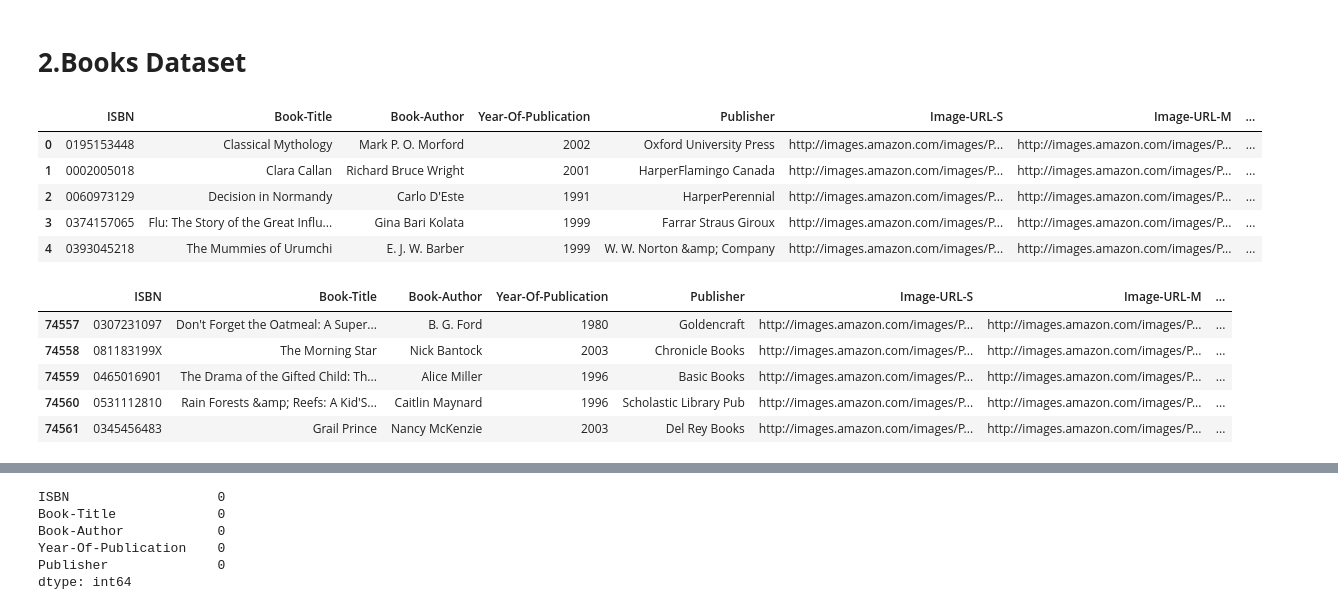
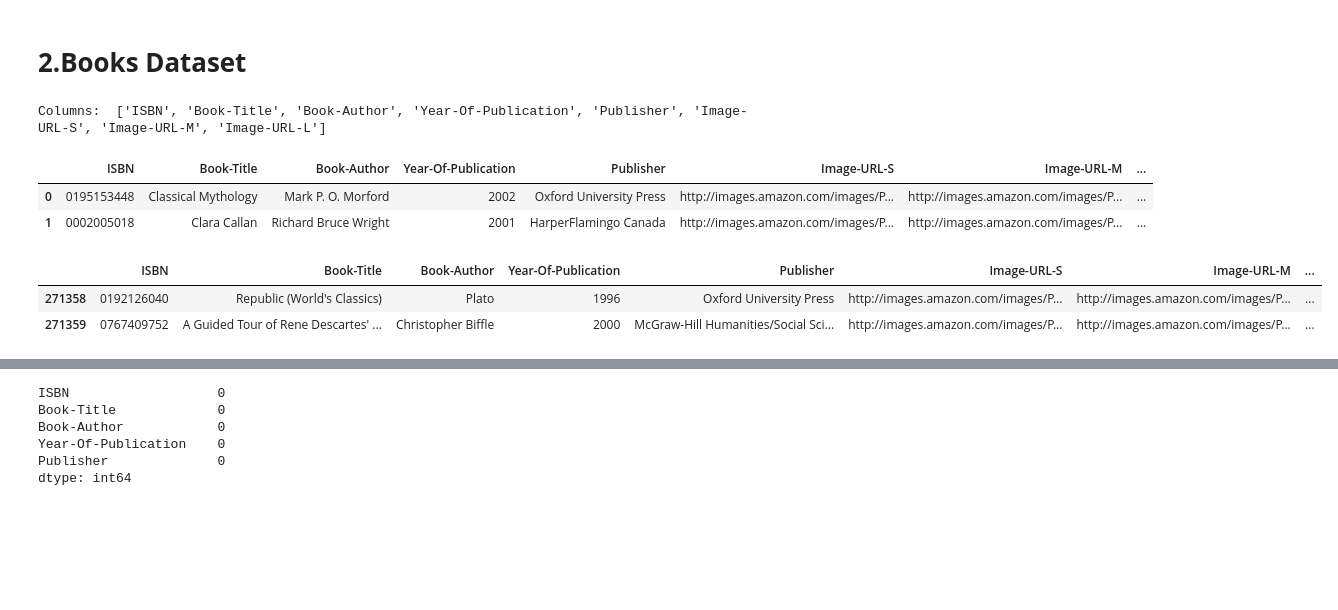
Before and after one commit to SachinSPanchal/Book-Recomendation-Sytem, a Jupyter notebook: Final_Book_Recommendation_system.ipynb, the cells around one changed output, grey strips where cells are left out. Drawn from its saved outputs; the diff is of its cells as text; code cells hidden in the pictures; blank space fills up the shorter version.

```diff
--- a/Final_Book_Recommendation_system.ipynb
+++ b/Final_Book_Recommendation_system.ipynb
@@ -91,7 +91,7 @@ users.head()
 ###<b> 2.Books Data
 # %%
 #Books data
-path = ('/content/Books.csv')
+path = ('/content/drive/MyDrive/Capstone-4 Book Recomendation System--Sachin Panchal/Books.csv')
 books = pd.read_csv(path)
 books.head()
 # %% [output]
@@ -244,23 +244,19 @@ dtype: int64
 ##<b> In Users dataset we don't have any missing value.
 # %% [markdown]
 # <b> 2.Books Dataset
+# %%
+#Printing Top 5 rows
+print("Columns: ", list(books.columns))
+books.head(2)
+# %% [output]
+Columns:  ['ISBN', 'Book-Title', 'Book-Author', 'Year-Of-Publication', 'Publisher', 'Image-URL-S', 'Image-URL-M', 'Image-URL-L']
+|  | ISBN | Book-Title | Book-Author | Year-Of-Publication | Publisher | Image-URL-S | Image-URL-M | ... |
+| 0 | 0195153448 | Classical Mythology | Mark P. O. Morford | 2002 | Oxford University Press | http://images.amazon.com/images/P... | http://images.amazon.com/images/P... | ... |
+| 1 | 0002005018 | Clara Callan | Richard Bruce Wright | 2001 | HarperFlamingo Canada | http://images.amazon.com/images/P... | http://images.amazon.com/images/P... | ... |
 # %%
-#first 5 rows
-books.head()
+#displaying last 5 rows
+books.tail(2)
 # %% [output]
 |  | ISBN | Book-Title | Book-Author | Year-Of-Publication | Publisher | Image-URL-S | Image-URL-M | ... |
-| 0 | 0195153448 | Classical Mythology | Mark P. O. Morford | 2002 | Oxford University Press | http://images.amazon.com/images/P... | http://images.amazon.com/images/P... | ... |
-| 1 | 0002005018 | Clara Callan | Richard Bruce Wright | 2001 | HarperFlamingo Canada | http://images.amazon.com/images/P... | http://images.amazon.com/images/P... | ... |
-| 2 | 0060973129 | Decision in Normandy | Carlo D'Este | 1991 | HarperPerennial | http://images.amazon.com/images/P... | http://images.amazon.com/images/P... | ... |
-| 3 | 0374157065 | Flu: The Story of the Great Influ... | Gina Bari Kolata | 1999 | Farrar Straus Giroux | http://images.amazon.com/images/P... | http://images.amazon.com/images/P... | ... |
-| 4 | 0393045218 | The Mummies of Urumchi | E. J. W. Barber | 1999 | W. W. Norton &amp; Company | http://images.amazon.com/images/P... | http://images.amazon.com/images/P... | ... |
+| 271358 | 0192126040 | Republic (World's Classics) | Plato | 1996 | Oxford University Press | http://images.amazon.com/images/P... | http://images.amazon.com/images/P... | ... |
+| 271359 | 0767409752 | A Guided Tour of Rene Descartes' ... | Christopher Biffle | 2000 | McGraw-Hill Humanities/Social Sci... | http://images.amazon.com/images/P... | http://images.amazon.com/images/P... | ... |
-# %%
-#displaying last 5 rows
-books.tail()
-# %% [output]
-|  | ISBN | Book-Title | Book-Author | Year-Of-Publication | Publisher | Image-URL-S | Image-URL-M | ... |
-| 74557 | 0307231097 | Don't Forget the Oatmeal: A Super... | B. G. Ford | 1980 | Goldencraft | http://images.amazon.com/images/P... | http://images.amazon.com/images/P... | ... |
-| 74558 | 081183199X | The Morning Star | Nick Bantock | 2003 | Chronicle Books | http://images.amazon.com/images/P... | http://images.amazon.com/images/P... | ... |
-| 74559 | 0465016901 | The Drama of the Gifted Child: Th... | Alice Miller | 1996 | Basic Books | http://images.amazon.com/images/P... | http://images.amazon.com/images/P... | ... |
-| 74560 | 0531112810 | Rain Forests &amp; Reefs: A Kid'S... | Caitlin Maynard | 1996 | Scholastic Library Pub | http://images.amazon.com/images/P... | http://images.amazon.com/images/P... | ... |
-| 74561 | 0345456483 | Grail Prince | Nancy McKenzie | 2003 | Del Rey Books | http://images.amazon.com/images/P... | http://images.amazon.com/images/P... | ... |
```
Also changed, not shown: parts of 20 cells of this notebook.
